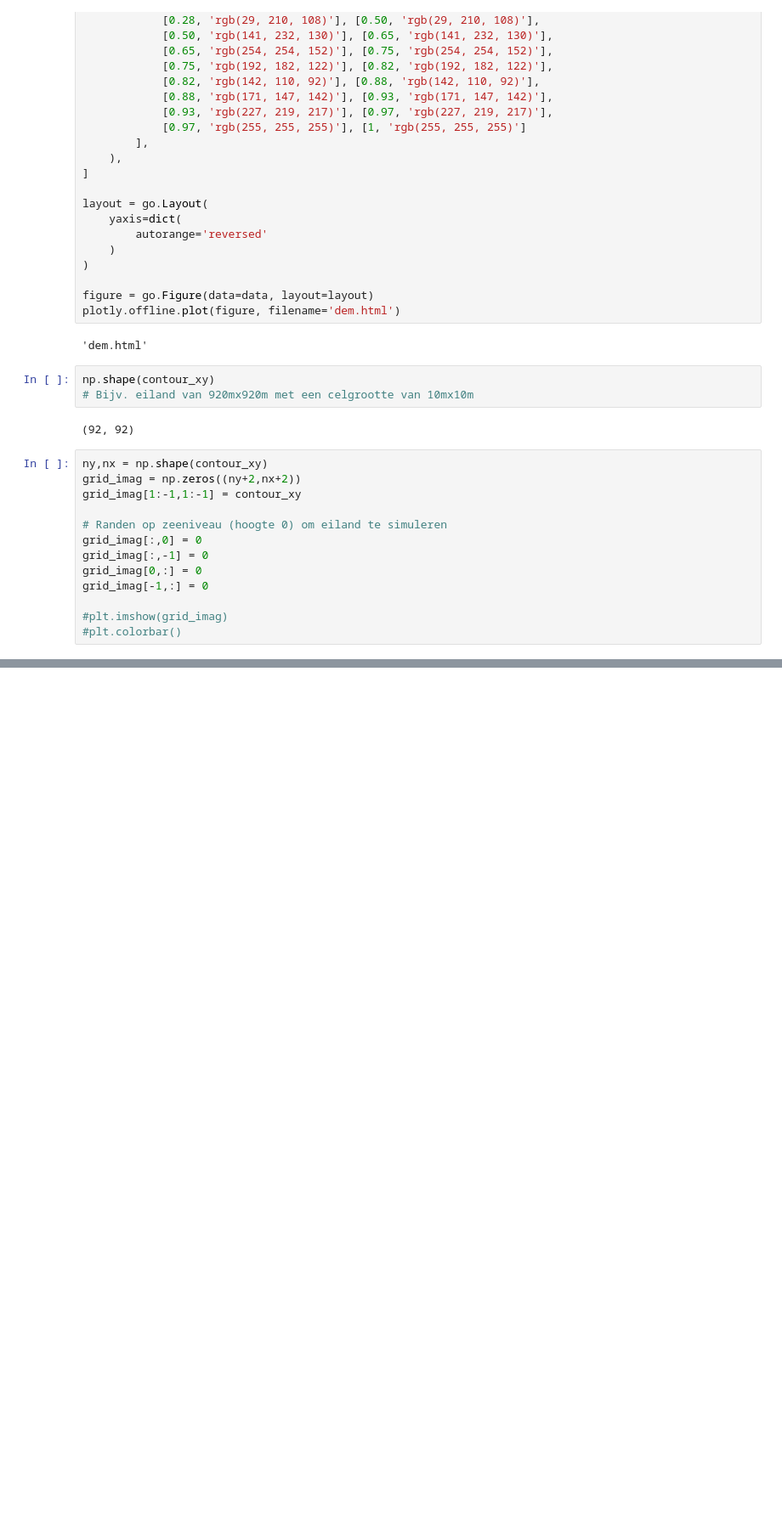
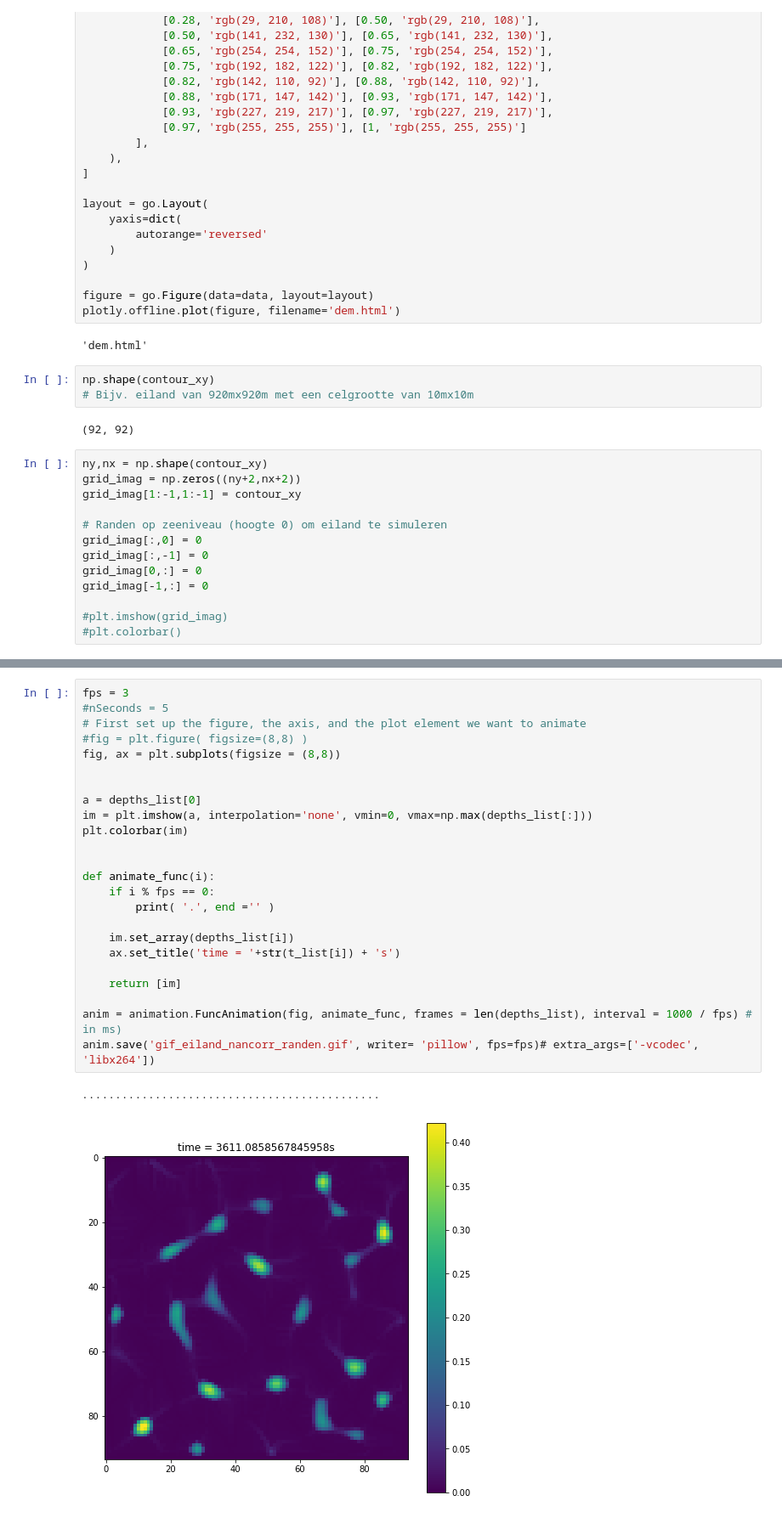
Before and after one commit to olivierbonte/Project_Spatio_Temporele_2, a Jupyter notebook: main_Hannah_exp_Oli-Copy1.ipynb, the cells around one changed output, grey strips where cells are left out. Shown at 85% size. Saved outputs shown, nothing was run; the diff lists cells and outputs as text; blank space fills up the shorter version.

Commit message:
Randen aanpassing

```diff
--- a/main_Hannah_exp_Oli-Copy1.ipynb
+++ b/main_Hannah_exp_Oli-Copy1.ipynb
@@ -979,0 +1202,27 @@ anim.save('gif_eiland_nancorr.gif', writer= 'pillow', fps=fps)# extra_args=['-vc
+# %%
+fps = 3
+#nSeconds = 5
+# First set up the figure, the axis, and the plot element we want to animate
+#fig = plt.figure( figsize=(8,8) )
+fig, ax = plt.subplots(figsize = (8,8))
+
+
+a = depths_list[0]
+im = plt.imshow(a, interpolation='none', vmin=0, vmax=np.max(depths_list[:]))
+plt.colorbar(im)
+
+
+def animate_func(i):
+    if i % fps == 0:
+        print( '.', end ='' )
+
+    im.set_array(depths_list[i])
+    ax.set_title('time = '+str(t_list[i]) + 's')
+
+    return [im]
+
+anim = animation.FuncAnimation(fig, animate_func, frames = len(depths_list), interval = 1000 / fps) # in ms)
+anim.save('gif_eiland_nancorr_randen.gif', writer= 'pillow', fps=fps)# extra_args=['-vcodec', 'libx264'])
+# %% [output]
+.............................................
+[figure, added]
```
Also changed, not shown: parts of 18 cells of this notebook, 1 other file.
